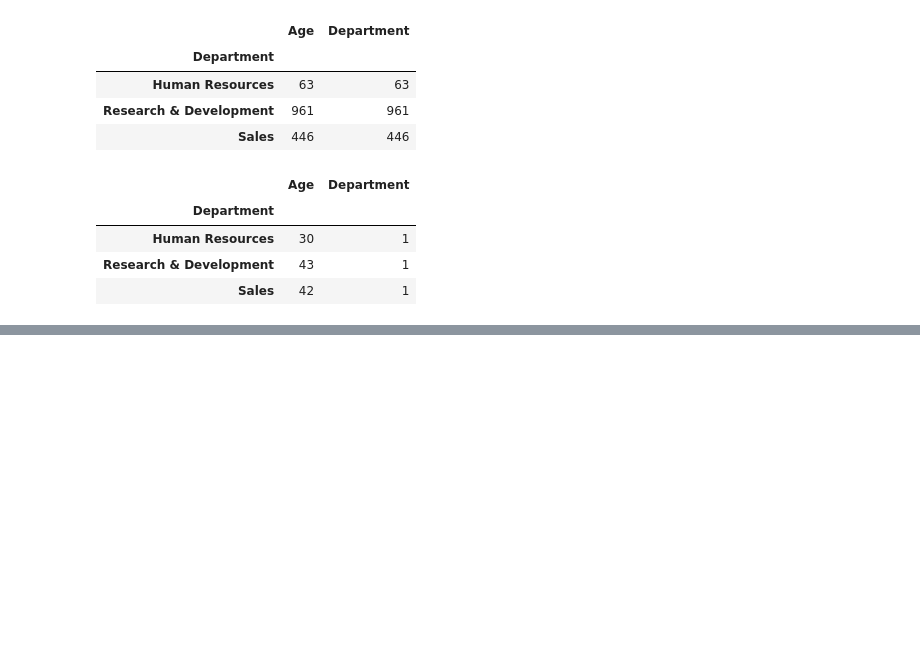
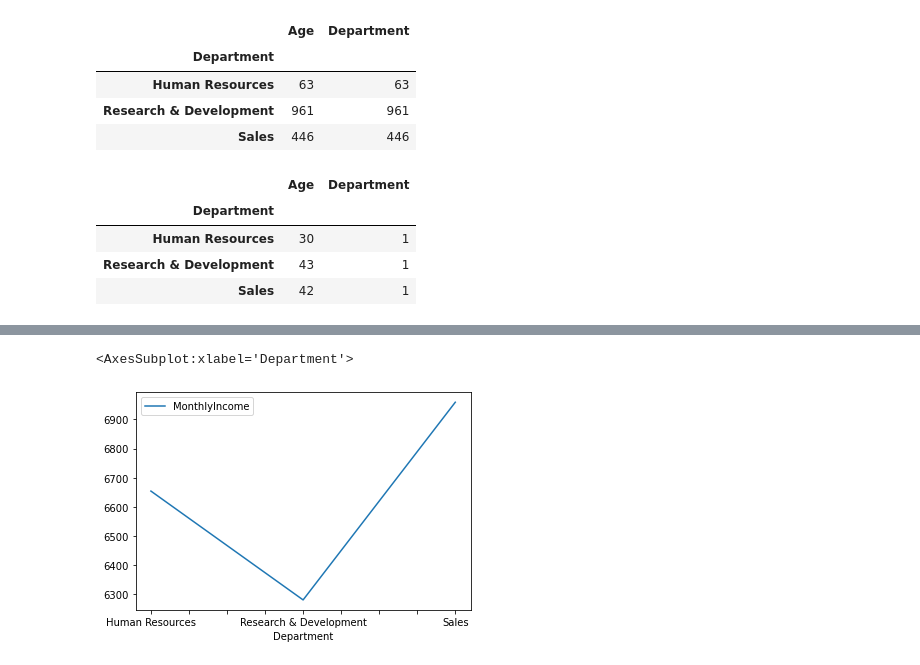
Before and after one commit to walidsharaar/Query-analysis, a Jupyter notebook: Query Analysis.ipynb, the cells around one changed output, grey strips where cells are left out. Drawn from its saved outputs; the diff is of its cells as text; code cells hidden in the pictures; blank space fills up the shorter version.

Commit message:
Color scales and visualization with group by

```diff
--- a/Query Analysis.ipynb
+++ b/Query Analysis.ipynb
@@ -86,0 +132,5 @@ data[['Age','Department']].groupby(data['Department']).agg('nunique')
+# %%
+data[['MonthlyIncome','Department']].groupby(data['Department']).agg('mean').plot(kind='line')
+# %% [output]
+<AxesSubplot:xlabel='Department'>
+[figure, added]
```
Also changed, not shown: parts of 5 cells of this notebook.
